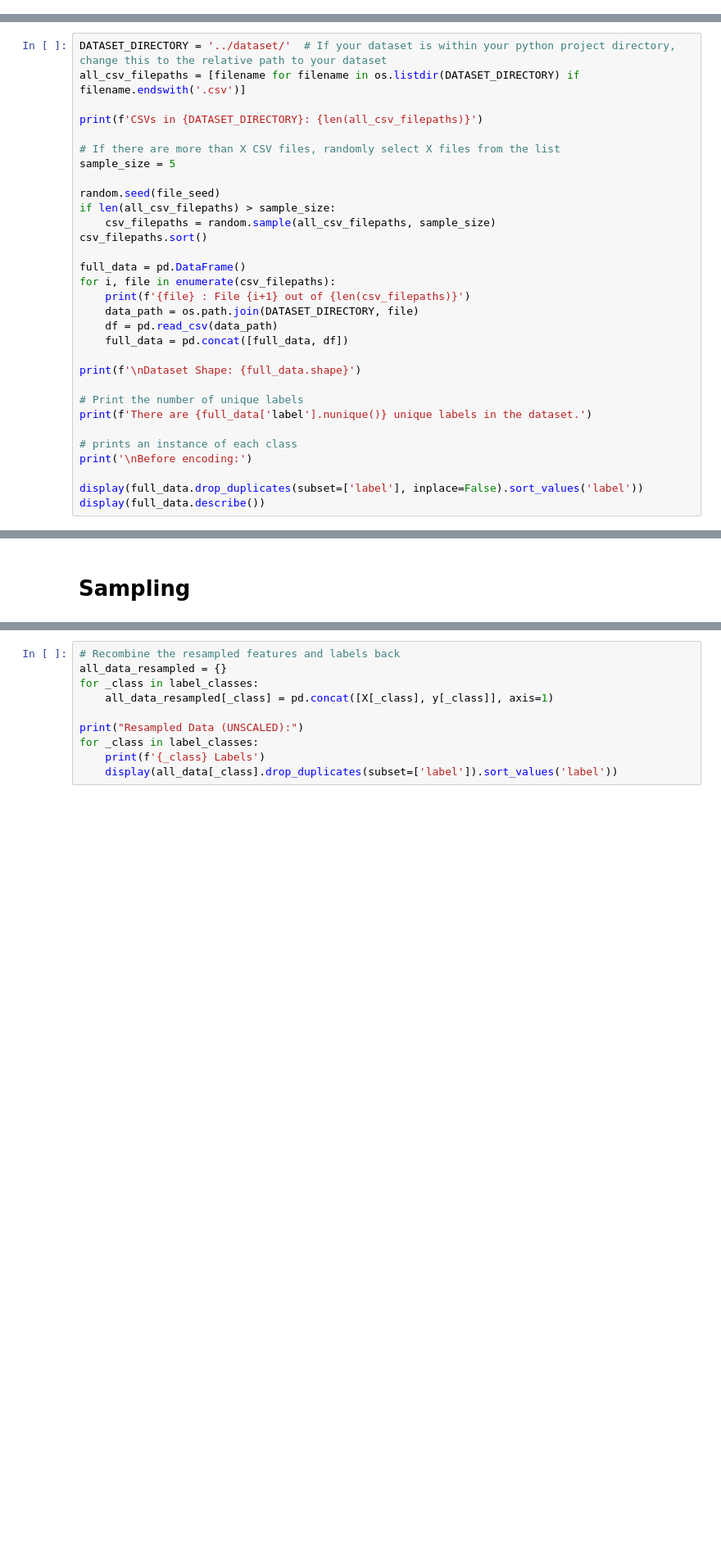
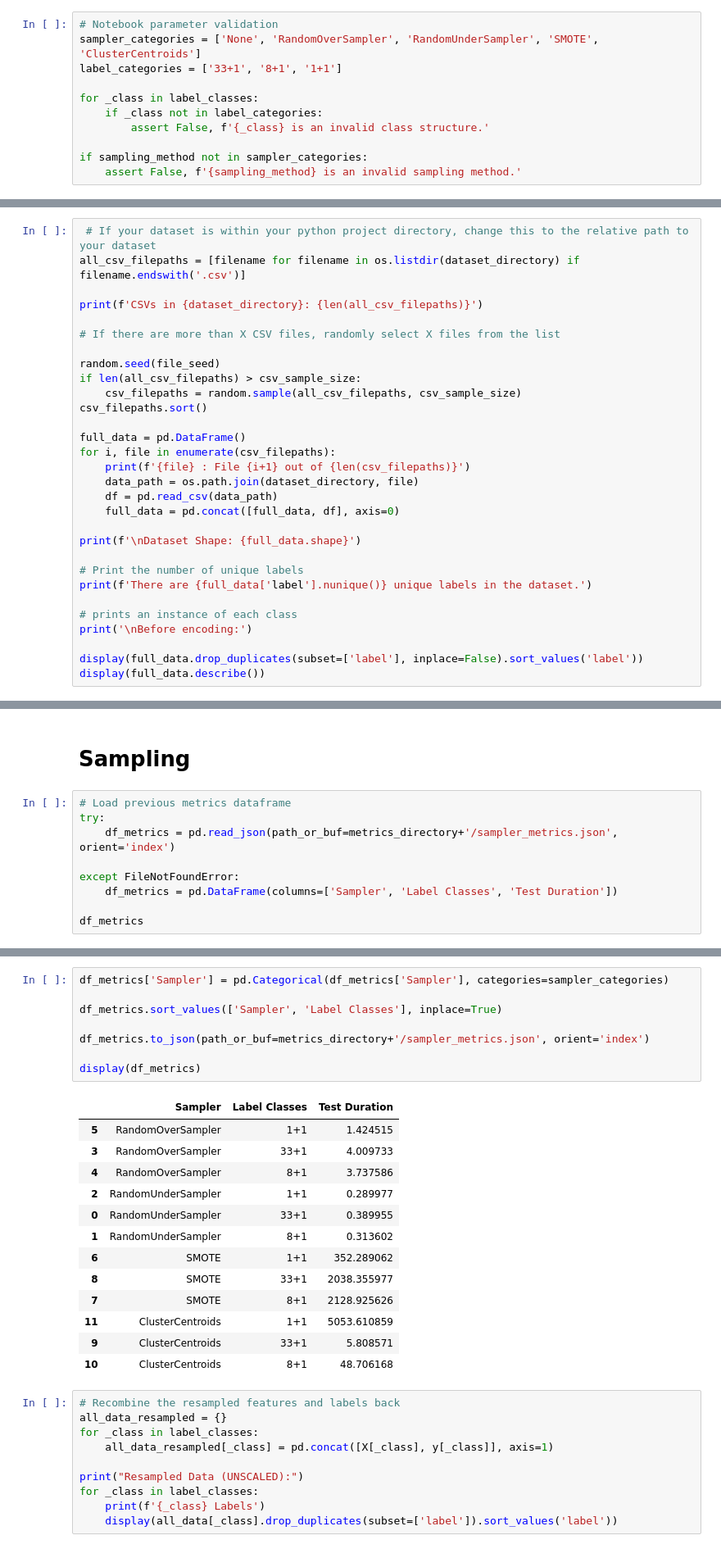
Before and after one commit to Keko787/Generating-a-Balanced-IoT-Cyber-Attack-Dataset-with-GAN-COIL-Collaboration-, a Jupyter notebook: classical_sampling_techniques/classical_sampling_techniques.ipynb, the cells around one changed output, grey strips where cells are left out. Shown: that part at 82% size. Drawn from its saved outputs; the diff is of its cells as text; blank space fills up the shorter version.

Commit message:
Added hardware logging and report creation for sampling.

```diff
--- a/classical_sampling_techniques/classical_sampling_techniques.ipynb
+++ b/classical_sampling_techniques/classical_sampling_techniques.ipynb
@@ -28,3 +20,14 @@ for evaluator in evaluator_types:
+# %%
+# Notebook parameter validation
+sampler_categories = ['None', 'RandomOverSampler', 'RandomUnderSampler', 'SMOTE', 'ClusterCentroids']
+label_categories = ['33+1', '8+1', '1+1']
+
+for _class in label_classes:
+    if _class not in label_categories:
+        assert False, f'{_class} is an invalid class structure.'
+
+if sampling_method not in sampler_categories:
+    assert False, f'{sampling_method} is an invalid sampling method.'
 # %% [markdown]
 # Common Packages
 # %%
@@ -40,25 +45,24 @@ from tqdm import tqdm
 # Dataset Handling
 ## Loading
 # %%
-DATASET_DIRECTORY = '../dataset/'  # If your dataset is within your python project directory, change this to the relative path to your dataset
-all_csv_filepaths = [filename for filename in os.listdir(DATASET_DIRECTORY) if filename.endswith('.csv')]
+ # If your dataset is within your python project directory, change this to the relative path to your dataset
+all_csv_filepaths = [filename for filename in os.listdir(dataset_directory) if filename.endswith('.csv')]
 
-print(f'CSVs in {DATASET_DIRECTORY}: {len(all_csv_filepaths)}')
+print(f'CSVs in {dataset_directory}: {len(all_csv_filepaths)}')
 
 # If there are more than X CSV files, randomly select X files from the list
-sample_size = 5
 
 random.seed(file_seed)
-if len(all_csv_filepaths) > sample_size:
-    csv_filepaths = random.sample(all_csv_filepaths, sample_size)
+if len(all_csv_filepaths) > csv_sample_size:
+    csv_filepaths = random.sample(all_csv_filepaths, csv_sample_size)
 csv_filepaths.sort()
 
 full_data = pd.DataFrame()
 for i, file in enumerate(csv_filepaths):
     print(f'{file} : File {i+1} out of {len(csv_filepaths)}')
-    data_path = os.path.join(DATASET_DIRECTORY, file)
+    data_path = os.path.join(dataset_directory, file)
     df = pd.read_csv(data_path)
-    full_data = pd.concat([full_data, df])
+    full_data = pd.concat([full_data, df], axis=0)
 
 print(f'\nDataset Shape: {full_data.shape}')
 
@@ -296,3 +300,12 @@ print(f'X: {X[label_classes[0]].shape}, y: {y[label_classes[0]].shape}')
 X: (1389408, 46), y: (1389408,)
 # %% [markdown]
 # Sampling
+# %%
+# Load previous metrics dataframe
+try:
+    df_metrics = pd.read_json(path_or_buf=metrics_directory+'/sampler_metrics.json', orient='index')
+
+except FileNotFoundError:
+    df_metrics = pd.DataFrame(columns=['Sampler', 'Label Classes', 'Test Duration'])
+
+df_metrics
@@ -347,3 +423,25 @@ else:
+# %%
+df_metrics['Sampler'] = pd.Categorical(df_metrics['Sampler'], categories=sampler_categories)
+
+df_metrics.sort_values(['Sampler', 'Label Classes'], inplace=True)
+
+df_metrics.to_json(path_or_buf=metrics_directory+'/sampler_metrics.json', orient='index')
+
+display(df_metrics)
+# %% [output]
+|  | Sampler | Label Classes | Test Duration |
+| 5 | RandomOverSampler | 1+1 | 1.424515 |
+| 3 | RandomOverSampler | 33+1 | 4.009733 |
+| 4 | RandomOverSampler | 8+1 | 3.737586 |
+| 2 | RandomUnderSampler | 1+1 | 0.289977 |
+| 0 | RandomUnderSampler | 33+1 | 0.389955 |
+| 1 | RandomUnderSampler | 8+1 | 0.313602 |
+| 6 | SMOTE | 1+1 | 352.289062 |
+| 8 | SMOTE | 33+1 | 2038.355977 |
+| 7 | SMOTE | 8+1 | 2128.925626 |
+| 11 | ClusterCentroids | 1+1 | 5053.610859 |
+| 9 | ClusterCentroids | 33+1 | 5.808571 |
+| 10 | ClusterCentroids | 8+1 | 48.706168 |
 # %%
 # Recombine the resampled features and labels back
 all_data_resampled = {}
```
Also changed, not shown: parts of 10 cells of this notebook.
